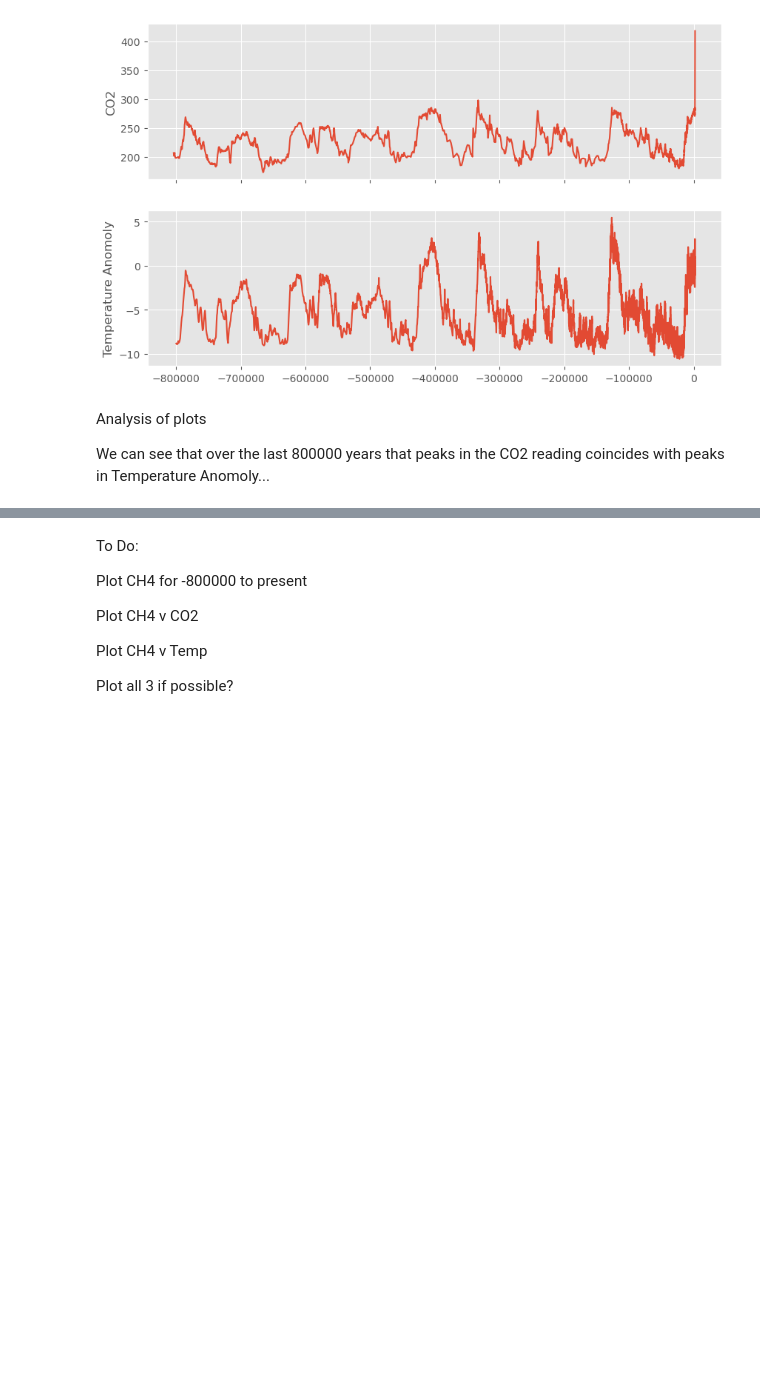
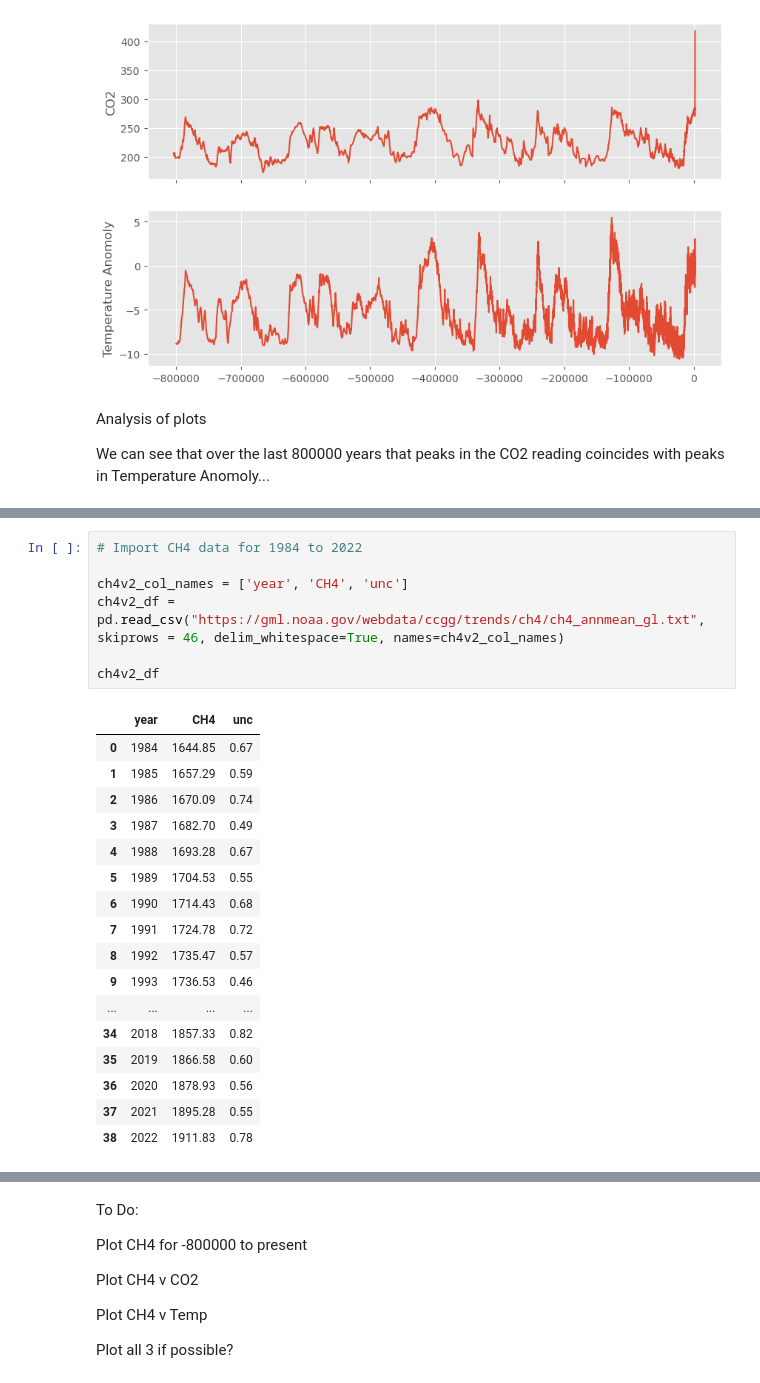
Before and after one commit to PeeBs68/prog_da_project2, a Jupyter notebook: project2.ipynb, the cells around one changed output, grey strips where cells are left out. Drawn from its saved outputs; the diff is of its cells as text; blank space fills up the shorter version.

```diff
--- a/project2.ipynb
+++ b/project2.ipynb
@@ -249,0 +289,25 @@ Sources:
+# %%
+# Import CH4 data for 1984 to 2022
+
+ch4v2_col_names = ['year', 'CH4', 'unc']
+ch4v2_df = pd.read_csv("https://gml.noaa.gov/webdata/ccgg/trends/ch4/ch4_annmean_gl.txt", skiprows = 46, delim_whitespace=True, names=ch4v2_col_names)
+
+ch4v2_df
+# %% [output]
+|  | year | CH4 | unc |
+| 0 | 1984 | 1644.85 | 0.67 |
+| 1 | 1985 | 1657.29 | 0.59 |
+| 2 | 1986 | 1670.09 | 0.74 |
+| 3 | 1987 | 1682.70 | 0.49 |
+| 4 | 1988 | 1693.28 | 0.67 |
+| 5 | 1989 | 1704.53 | 0.55 |
+| 6 | 1990 | 1714.43 | 0.68 |
+| 7 | 1991 | 1724.78 | 0.72 |
+| 8 | 1992 | 1735.47 | 0.57 |
+| 9 | 1993 | 1736.53 | 0.46 |
+| ... | ... | ... | ... |
+| 34 | 2018 | 1857.33 | 0.82 |
+| 35 | 2019 | 1866.58 | 0.60 |
+| 36 | 2020 | 1878.93 | 0.56 |
+| 37 | 2021 | 1895.28 | 0.55 |
+| 38 | 2022 | 1911.83 | 0.78 |
```
Also changed, not shown: parts of 8 cells of this notebook.
